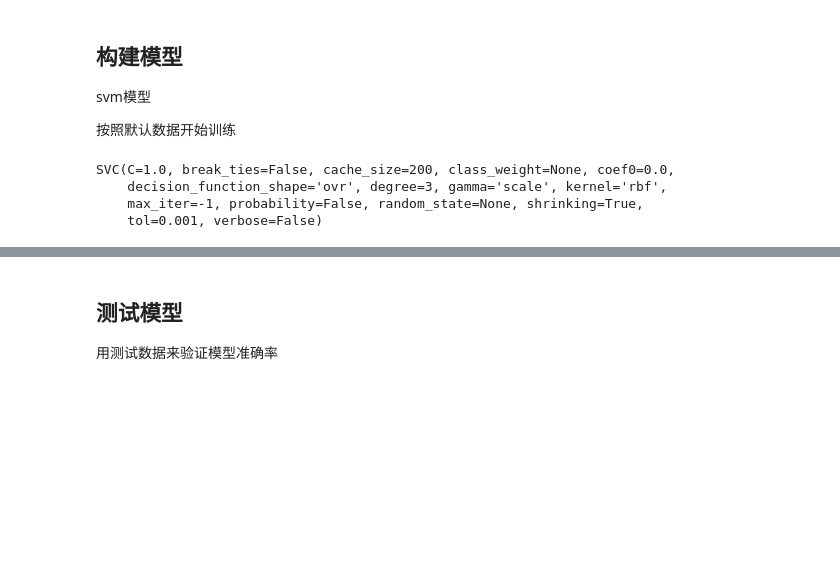
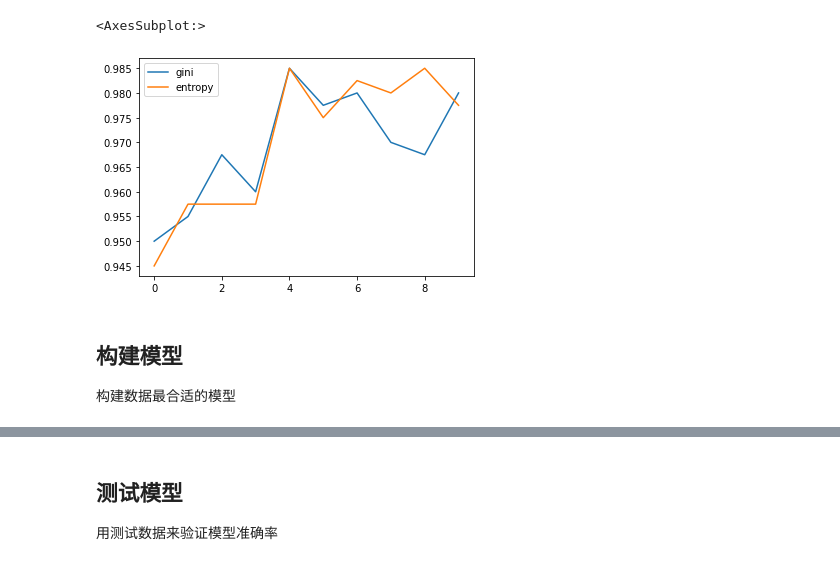
Before and after one commit to thales-ucas/bmw, a Jupyter notebook: cluster.ipynb, the cells around one changed output, grey strips where cells are left out. Cells and saved outputs as stored; diff of their text form; code cells hidden in the pictures; blank space fills up the shorter version.

```diff
--- a/cluster.ipynb
+++ b/cluster.ipynb
@@ -100,0 +205,13 @@ Name: 客户是否流失, Length: 2999, dtype: int64
+# %%
+tree_scores = pd.DataFrame()
+models = {
+  'gini': DecisionTreeClassifier(criterion="gini"),
+  'entropy': DecisionTreeClassifier(criterion="entropy")
+}
+for key, model in models.items():
+  my_pipeline = Pipeline(steps=[
+    ('preprocessor', preprocessor),
+    ('model', model)
+  ])
+  tree_scores[key] = cross_val_score(my_pipeline, bmw_data_dev.drop(columns=['客户是否流失']), bmw_data_dev['客户是否流失'], cv=10)
+tree_scores
@@ -101,18 +230,10 @@ Name: 客户是否流失, Length: 2999, dtype: int64
+# %%
+tree_scores.plot()
+# %% [output]
+<AxesSubplot:>
+[figure, added]
 # %% [markdown]
 ## 构建模型
 
 
-svm模型
-
-
-按照默认数据开始训练
+构建数据最合适的模型
-# %%
-from sklearn import svm
-clf = svm.SVC()
-clf.fit(X_train, y_train)
-clf
-# %% [output]
-SVC(C=1.0, break_ties=False, cache_size=200, class_weight=None, coef0=0.0,
-    decision_function_shape='ovr', degree=3, gamma='scale', kernel='rbf',
-    max_iter=-1, probability=False, random_state=None, shrinking=True,
-    tol=0.001, verbose=False)
```
Also changed, not shown: parts of 32 cells of this notebook, 2 other files.
